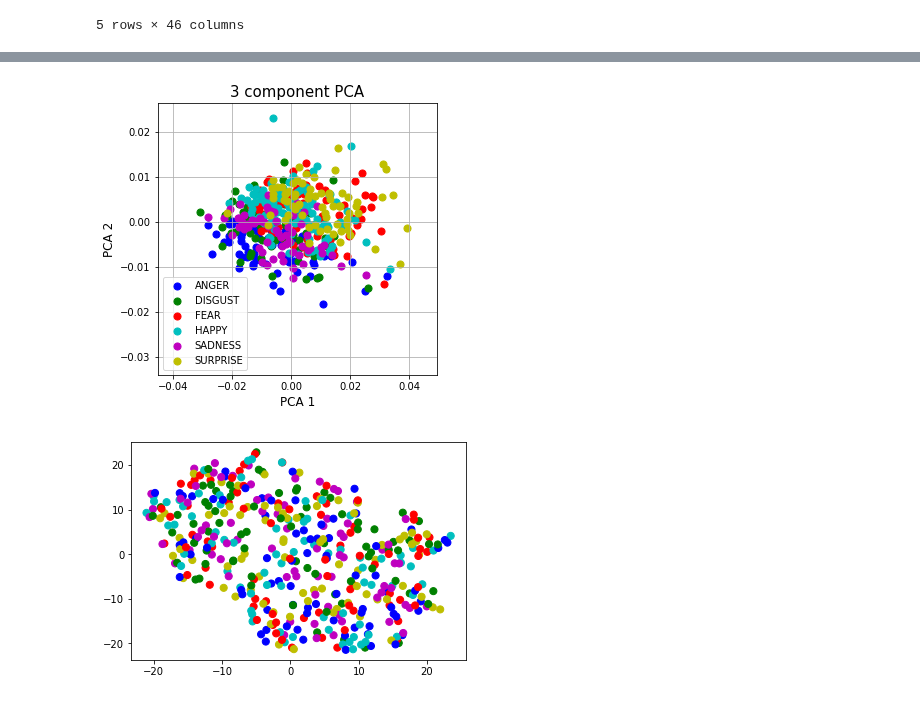
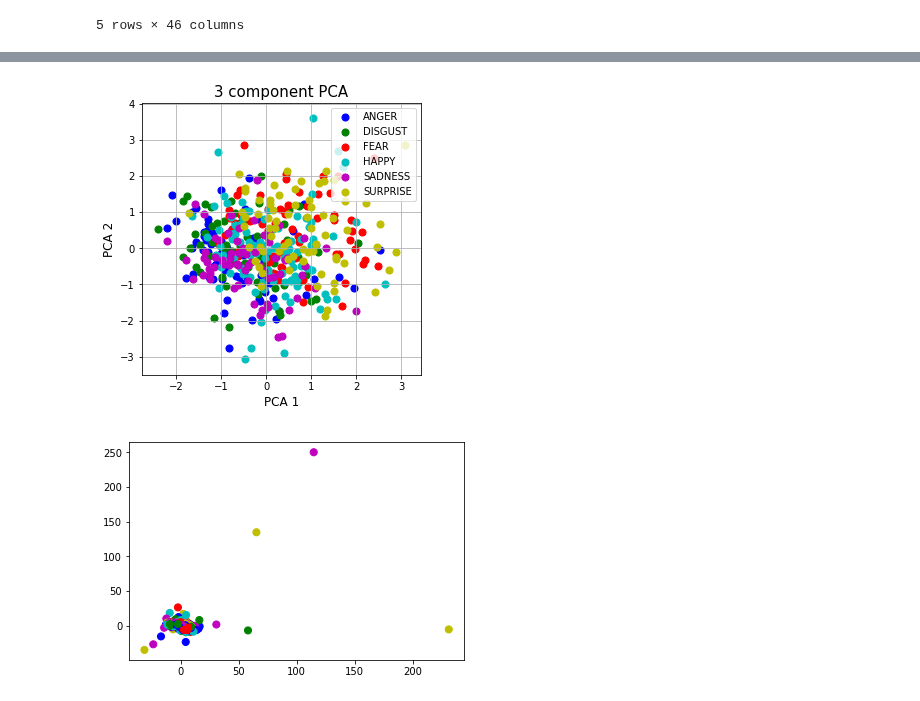
Before and after one commit to diegocasmo/iis-project, a Jupyter notebook: code/lm3-analysis/solution-nose-tip-lm3.ipynb, the cells around one changed output, grey strips where cells are left out. Cells and saved outputs as stored; diff of their text form; code cells hidden in the pictures.

```diff
--- a/code/lm3-analysis/solution-nose-tip-lm3.ipynb
+++ b/code/lm3-analysis/solution-nose-tip-lm3.ipynb
@@ -2,7 +2,7 @@
 # Load original dataset
 import pandas as pd
 
-file_path = '../../data/lm3.csv'
+file_path = 'lm3.csv'
 data_df = pd.read_csv(file_path)
 print('Num of features: %s' % len(data_df.columns.values))
 data_df.head()
@@ -105,12 +105,18 @@ labels = new_df.loc[:,['Label']].values
 from sklearn.preprocessing import normalize
 
 values =  normalize(values, axis=0)
+# %%
+# Set the number of columns we want to reduce
+num_of_columns = 14
+column_names = ['Col %s' % (i + 1) for i in range(num_of_columns)]
 # %%
 # Use PCA to reduce dimensionality
 from sklearn.decomposition import PCA
 
-pca = PCA(n_components=3)
+pca = PCA(n_components=num_of_columns, whiten = True)
 principal_components = pca.fit_transform(values)
-principal_df = pd.DataFrame(data = principal_components, columns = ['PCA 1', 'PCA 2', 'PCA 3'])
-principal_df.head()
+principal_df = pd.DataFrame(data = principal_components, columns = column_names)
+# Add the label to the dataframe with the principal components
+principal_labels_df = pd.concat([new_df[['Label']], principal_df], axis = 1)
+principal_labels_df.head()
 # %% [output]
@@ -134,34 +129,34 @@ principal_labels_df.head()
 # %%
 # Visualize the PCA 2d projection
 import matplotlib.pyplot as plt
 
 fig = plt.figure(figsize = (5,5))
 ax = fig.add_subplot(1,1,1)
 ax.set_xlabel('PCA 1', fontsize = 12)
 ax.set_ylabel('PCA 2', fontsize = 12)
 ax.set_title('3 component PCA', fontsize = 15)
 
 targets = ['ANGER', 'DISGUST', 'FEAR', 'HAPPY', 'SADNESS', 'SURPRISE']
 colors = ['b', 'g', 'r', 'c', 'm', 'y']
 for target, color in zip(targets, colors):
     indexes_to_keep = principal_labels_df['Label'] == target
     ax.scatter(
-        principal_labels_df.loc[indexes_to_keep, 'PCA 1'],
-        principal_labels_df.loc[indexes_to_keep, 'PCA 2'],
+        principal_labels_df.loc[indexes_to_keep, column_names[0]],
+        principal_labels_df.loc[indexes_to_keep, column_names[1]],
         c = color,
         s = 50
     )
 ax.legend(targets)
 ax.grid()
 plt.show()
 # %% [output]
-[figure, old version]
+[figure, new version]
 # %%
 from sklearn import manifold
 
-tsne = manifold.TSNE(n_components=2, init='pca', random_state=0)
+tsne = manifold.TSNE(n_components=num_of_columns, init='pca', random_state=0, method='exact')
 tsne_components = tsne.fit_transform(values)
-tsne_df = pd.DataFrame(data = tsne_components, columns = ['tSNE 1', 'tSNE 2'])
+tsne_df = pd.DataFrame(data = tsne_components, columns = column_names)
 
 tsne_labels_df = pd.concat([new_df[['Label']], tsne_df], axis = 1)
 tsne_labels_df.head()
@@ -170,4 +165,4 @@ tsne_labels_df.head()
 plt.scatter(tsne_components[:,0], tsne_components[:,1], c=colors, s=50)
 plt.show()
 # %% [output]
-[figure, old version]
+[figure, new version]
```
Also changed, not shown: parts of 6 cells of this notebook.
